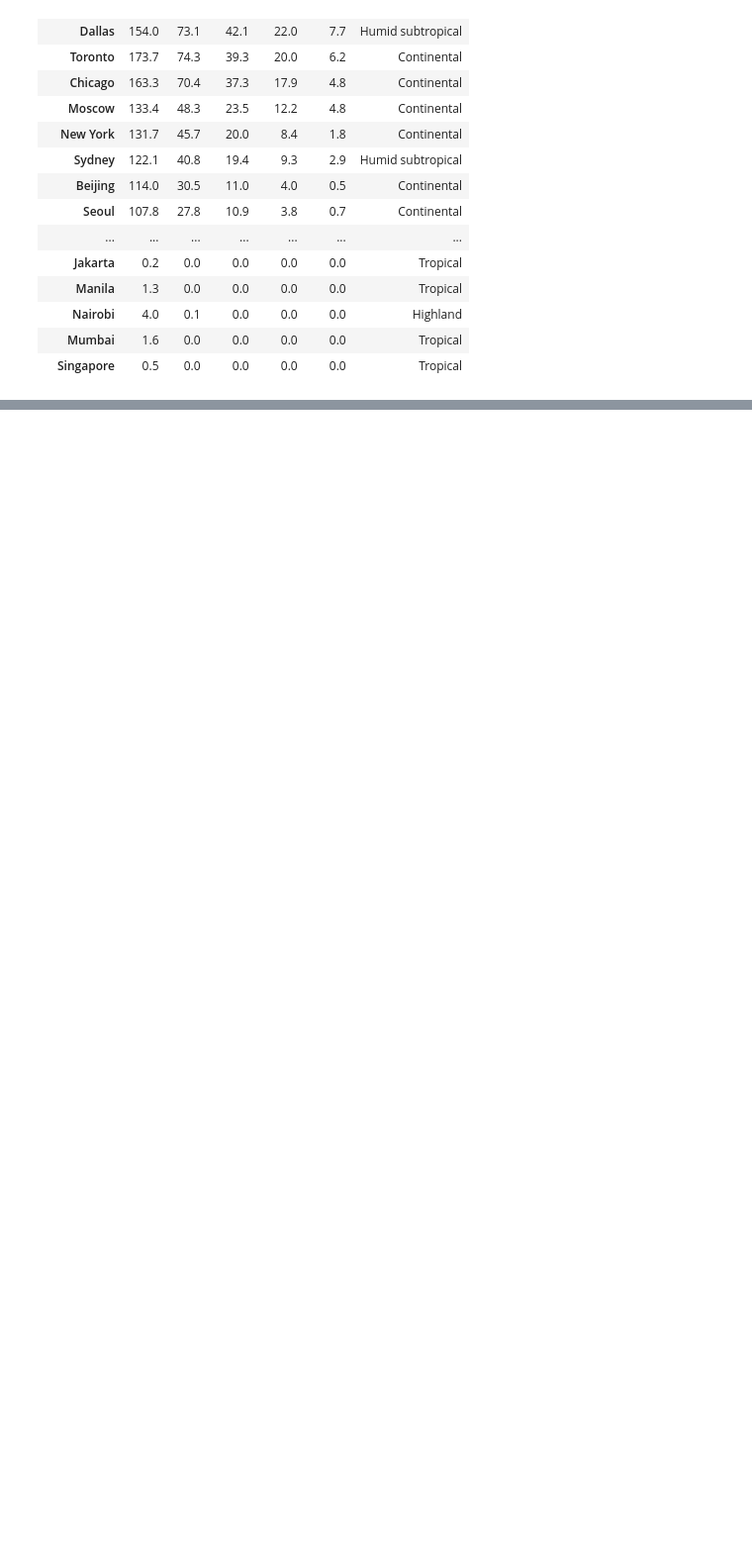
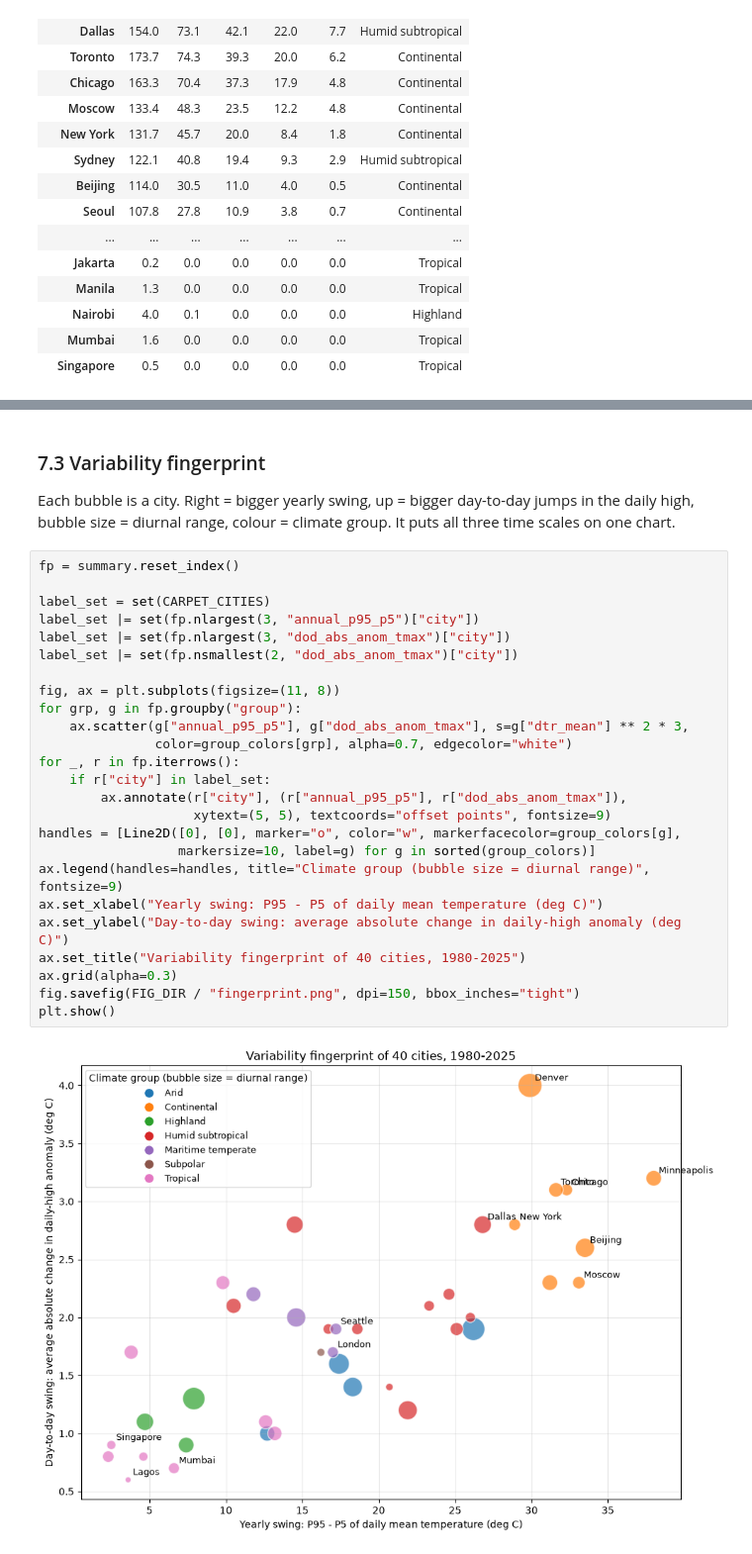
Before and after one commit to ninadparab/weather-temperature, a Jupyter notebook: weather_variability.ipynb, the cells around one changed output, grey strips where cells are left out. Shown at 99% size. Saved outputs shown, nothing was run; the diff lists cells and outputs as text; blank space fills up the shorter version.

```diff
--- a/weather_variability.ipynb
+++ b/weather_variability.ipynb
@@ -458,0 +562,31 @@ Cities with zero big-swing days per year:
+# %% [markdown]
+### 7.3 Variability fingerprint
+
+Each bubble is a city. Right = bigger yearly swing, up = bigger day-to-day jumps in the daily high, bubble size = diurnal range, colour = climate group. It puts all three time scales on one chart.
+# %%
+fp = summary.reset_index()
+
+label_set = set(CARPET_CITIES)
+label_set |= set(fp.nlargest(3, "annual_p95_p5")["city"])
+label_set |= set(fp.nlargest(3, "dod_abs_anom_tmax")["city"])
+label_set |= set(fp.nsmallest(2, "dod_abs_anom_tmax")["city"])
+
+fig, ax = plt.subplots(figsize=(11, 8))
+for grp, g in fp.groupby("group"):
+    ax.scatter(g["annual_p95_p5"], g["dod_abs_anom_tmax"], s=g["dtr_mean"] ** 2 * 3,
+               color=group_colors[grp], alpha=0.7, edgecolor="white")
+for _, r in fp.iterrows():
+    if r["city"] in label_set:
+        ax.annotate(r["city"], (r["annual_p95_p5"], r["dod_abs_anom_tmax"]),
+                    xytext=(5, 5), textcoords="offset points", fontsize=9)
+handles = [Line2D([0], [0], marker="o", color="w", markerfacecolor=group_colors[g],
+                  markersize=10, label=g) for g in sorted(group_colors)]
+ax.legend(handles=handles, title="Climate group (bubble size = diurnal range)", fontsize=9)
+ax.set_xlabel("Yearly swing: P95 - P5 of daily mean temperature (deg C)")
+ax.set_ylabel("Day-to-day swing: average absolute change in daily-high anomaly (deg C)")
+ax.set_title("Variability fingerprint of 40 cities, 1980-2025")
+ax.grid(alpha=0.3)
+fig.savefig(FIG_DIR / "fingerprint.png", dpi=150, bbox_inches="tight")
+plt.show()
+# %% [output]
+[figure, added]
```
Also changed, not shown: parts of 27 cells of this notebook, 10 other files.
